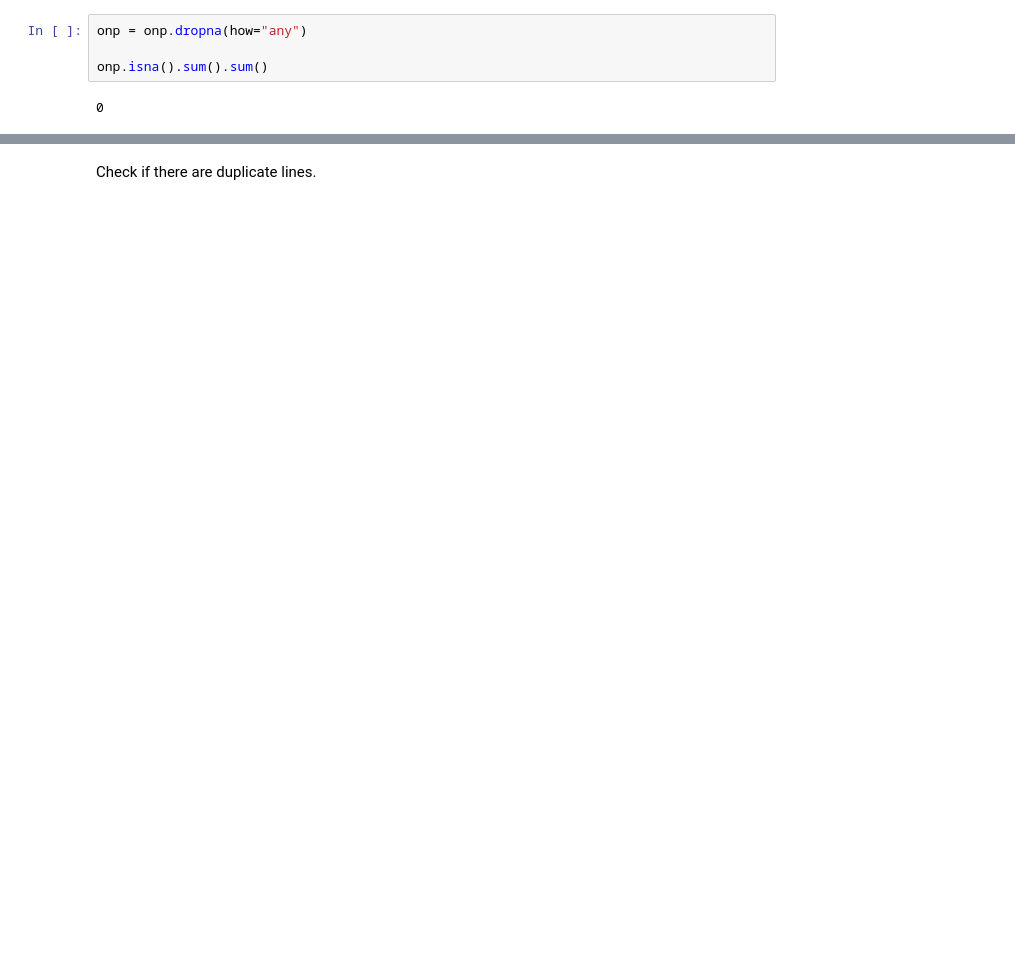
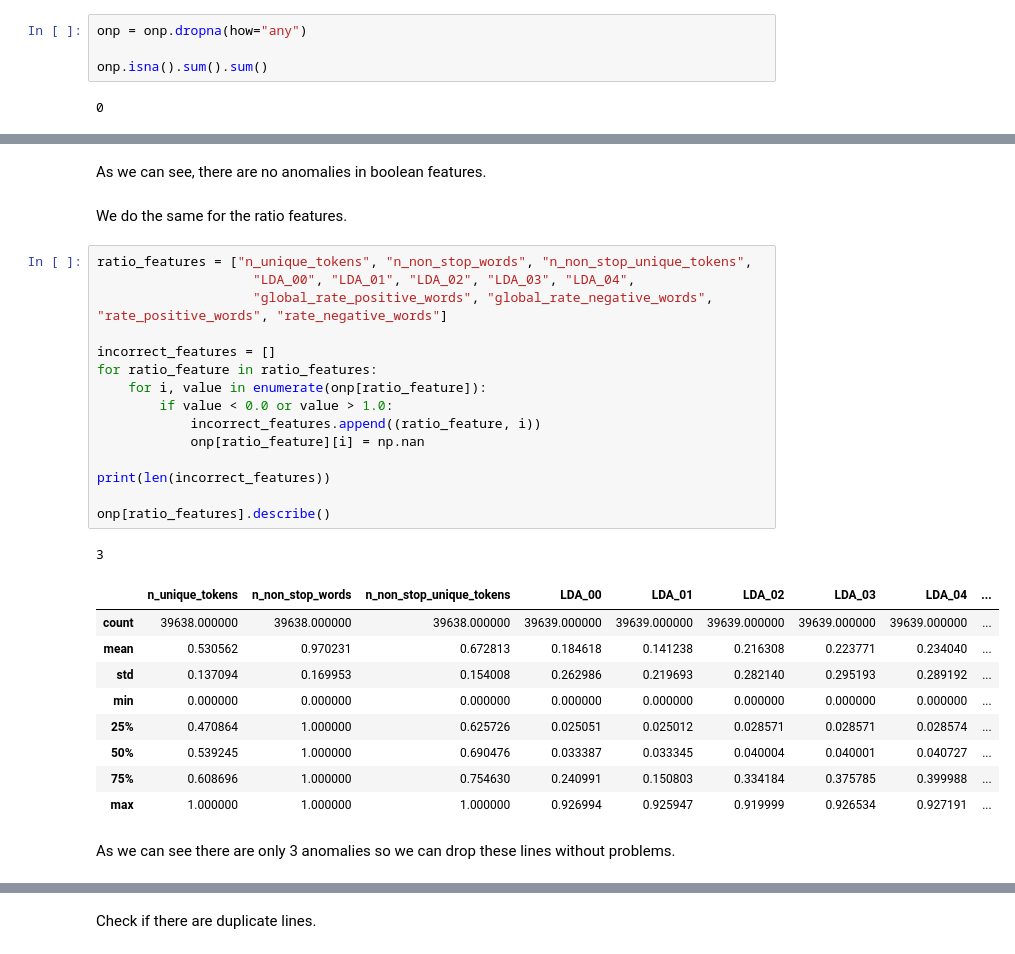
Before and after one commit to AndreaBe99/ML_Challenge, a Jupyter notebook: ML_Challenge_21-22.ipynb, the cells around one changed output, grey strips where cells are left out. Saved outputs shown, nothing was run; the diff lists cells and outputs as text; blank space fills up the shorter version.

```diff
--- a/ML_Challenge_21-22.ipynb
+++ b/ML_Challenge_21-22.ipynb
@@ -259,0 +274,32 @@ onp.isna().sum().sum()
+# %% [markdown]
+As we can see, there are no anomalies in boolean features.
+# %% [markdown]
+We do the same for the ratio features.
+# %%
+ratio_features = ["n_unique_tokens", "n_non_stop_words", "n_non_stop_unique_tokens",
+                    "LDA_00", "LDA_01", "LDA_02", "LDA_03", "LDA_04",
+                    "global_rate_positive_words", "global_rate_negative_words", "rate_positive_words", "rate_negative_words"]
+
+incorrect_features = []
+for ratio_feature in ratio_features:
+    for i, value in enumerate(onp[ratio_feature]):
+        if value < 0.0 or value > 1.0:
+            incorrect_features.append((ratio_feature, i))
+            onp[ratio_feature][i] = np.nan
+
+print(len(incorrect_features))
+
+onp[ratio_features].describe()
+# %% [output]
+3
+|  | n_unique_tokens | n_non_stop_words | n_non_stop_unique_tokens | LDA_00 | LDA_01 | LDA_02 | LDA_03 | LDA_04 | ... |
+| count | 39638.000000 | 39638.000000 | 39638.000000 | 39639.000000 | 39639.000000 | 39639.000000 | 39639.000000 | 39639.000000 | ... |
+| mean | 0.530562 | 0.970231 | 0.672813 | 0.184618 | 0.141238 | 0.216308 | 0.223771 | 0.234040 | ... |
+| std | 0.137094 | 0.169953 | 0.154008 | 0.262986 | 0.219693 | 0.282140 | 0.295193 | 0.289192 | ... |
+| min | 0.000000 | 0.000000 | 0.000000 | 0.000000 | 0.000000 | 0.000000 | 0.000000 | 0.000000 | ... |
+| 25% | 0.470864 | 1.000000 | 0.625726 | 0.025051 | 0.025012 | 0.028571 | 0.028571 | 0.028574 | ... |
+| 50% | 0.539245 | 1.000000 | 0.690476 | 0.033387 | 0.033345 | 0.040004 | 0.040001 | 0.040727 | ... |
+| 75% | 0.608696 | 1.000000 | 0.754630 | 0.240991 | 0.150803 | 0.334184 | 0.375785 | 0.399988 | ... |
+| max | 1.000000 | 1.000000 | 1.000000 | 0.926994 | 0.925947 | 0.919999 | 0.926534 | 0.927191 | ... |
+# %% [markdown]
+As we can see there are only 3 anomalies so we can drop these lines without problems.
```
Also changed, not shown: parts of 26 cells of this notebook.
